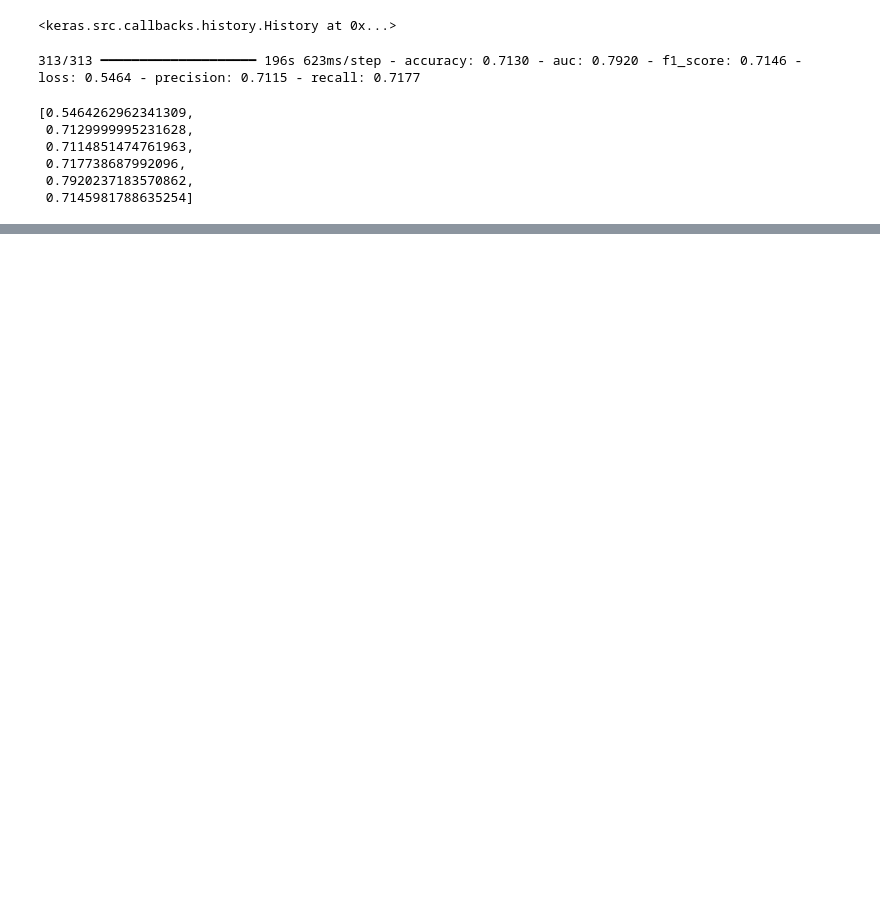
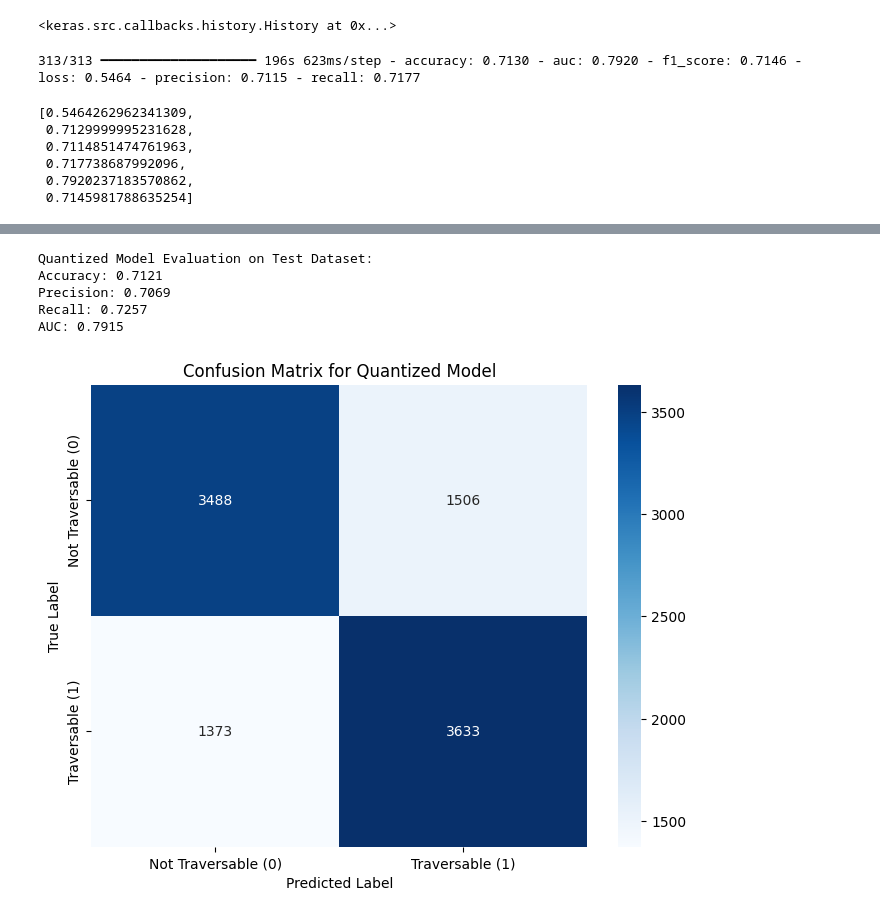
Before and after one commit to MahdMalik/MiniModelBot, a Jupyter notebook: nature.ipynb, the cells around one changed output, grey strips where cells are left out. Drawn from its saved outputs; the diff is of its cells as text; code cells hidden in the pictures; blank space fills up the shorter version.

Commit message:
Evaluated quantized model

```diff
--- a/nature.ipynb
+++ b/nature.ipynb
@@ -428,0 +506,44 @@ Model saved to Google Drive!
+# %%
+# Convert lists to numpy arrays
+all_predictions = np.array(all_predictions)
+all_labels = np.array(all_labels)
+
+# Calculate metrics
+# For accuracy, precision, recall, we need binary predictions (0 or 1)
+binary_predictions = (all_predictions > 0.5).astype(int)
+
+accuracy = accuracy_score(all_labels, binary_predictions)
+precision = precision_score(all_labels, binary_predictions)
+recall = recall_score(all_labels, binary_predictions)
+auc = roc_auc_score(all_labels, all_predictions)
+
+print(f"Quantized Model Evaluation on Test Dataset:")
+print(f"Accuracy: {accuracy:.4f}")
+print(f"Precision: {precision:.4f}")
+print(f"Recall: {recall:.4f}")
+print(f"AUC: {auc:.4f}")
+# %% [output]
+Quantized Model Evaluation on Test Dataset:
+Accuracy: 0.7121
+Precision: 0.7069
+Recall: 0.7257
+AUC: 0.7915
+# %%
+import matplotlib.pyplot as plt
+import seaborn as sns
+from sklearn.metrics import confusion_matrix
+
+# Calculate the confusion matrix
+cm = confusion_matrix(all_labels, binary_predictions)
+
+# Plot the confusion matrix
+plt.figure(figsize=(8, 6))
+sns.heatmap(cm, annot=True, fmt='d', cmap='Blues',
+            xticklabels=['Not Traversable (0)', 'Traversable (1)'],
+            yticklabels=['Not Traversable (0)', 'Traversable (1)'])
+plt.xlabel('Predicted Label')
+plt.ylabel('True Label')
+plt.title('Confusion Matrix for Quantized Model')
+plt.show()
+# %% [output]
+[figure, added]
```
Also changed, not shown: parts of 3 cells of this notebook.
